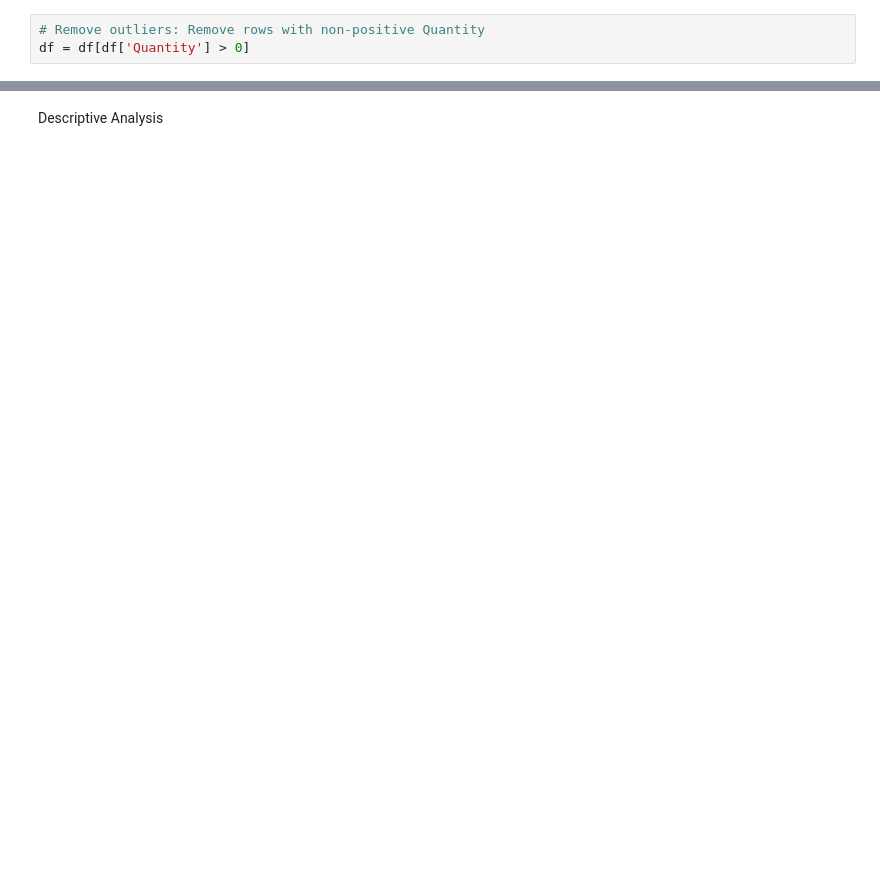
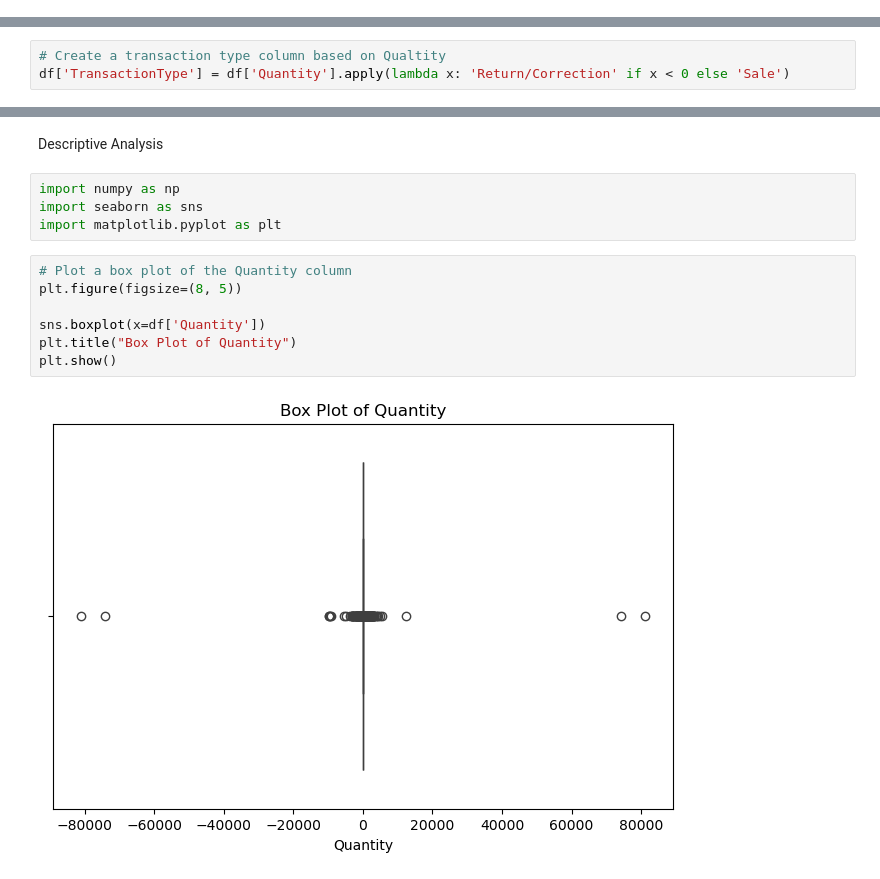
Before and after one commit to BihaniM/portfolio-project-1, a Jupyter notebook: Portfolio_project.ipynb, the cells around one changed output, grey strips where cells are left out. Saved outputs shown, nothing was run; the diff lists cells and outputs as text; blank space fills up the shorter version.

```diff
--- a/Portfolio_project.ipynb
+++ b/Portfolio_project.ipynb
@@ -127,6 +127,3 @@ UnitPrice      0
 CustomerID     0
 Country        0
 dtype: int64
-# %%
-# Remove outliers: Remove rows with non-positive Quantity
-df = df[df['Quantity'] > 0]
@@ -144,3 +137,6 @@ df['DayOfWeek'] = df['InvoiceDate'].dt.day_name()
 # %%
 # Create a Revenue column
 df['Revenue'] = df['Quantity'] * df['UnitPrice']
+# %%
+# Create a transaction type column based on Qualtity
+df['TransactionType'] = df['Quantity'].apply(lambda x: 'Return/Correction' if x < 0 else 'Sale')
@@ -147,2 +164,15 @@ df['Revenue'] = df['Quantity'] * df['UnitPrice']
 # %% [markdown]
 Descriptive Analysis
+# %%
+import numpy as np
+import seaborn as sns
+import matplotlib.pyplot as plt
+# %%
+# Plot a box plot of the Quantity column
+plt.figure(figsize=(8, 5))
+
+sns.boxplot(x=df['Quantity'])
+plt.title("Box Plot of Quantity")
+plt.show()
+# %% [output]
+[figure, added]
```
Also changed, not shown: parts of 10 cells of this notebook.
